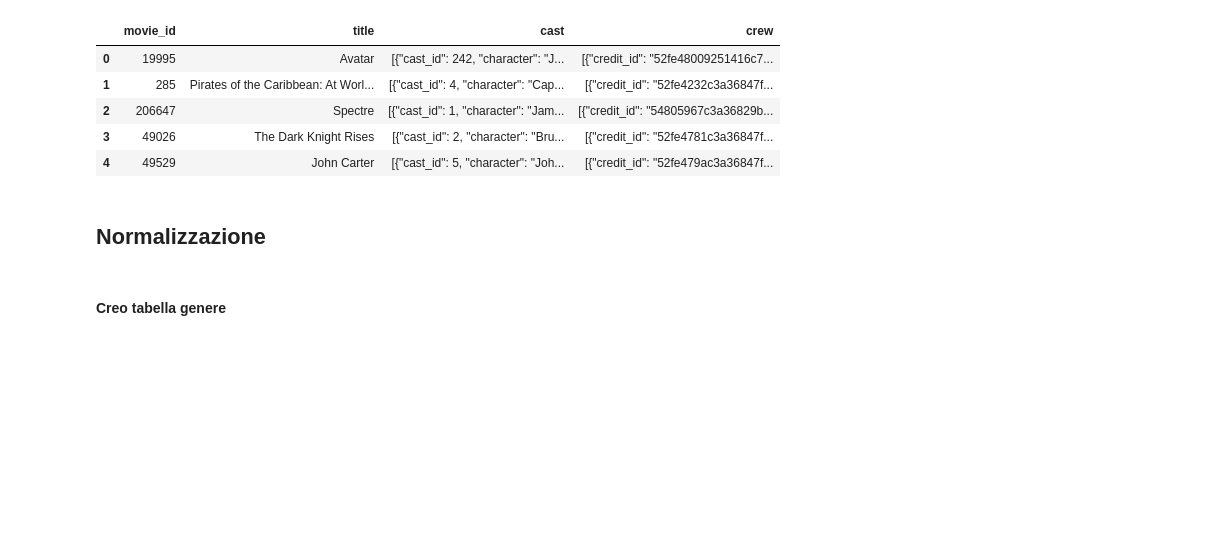
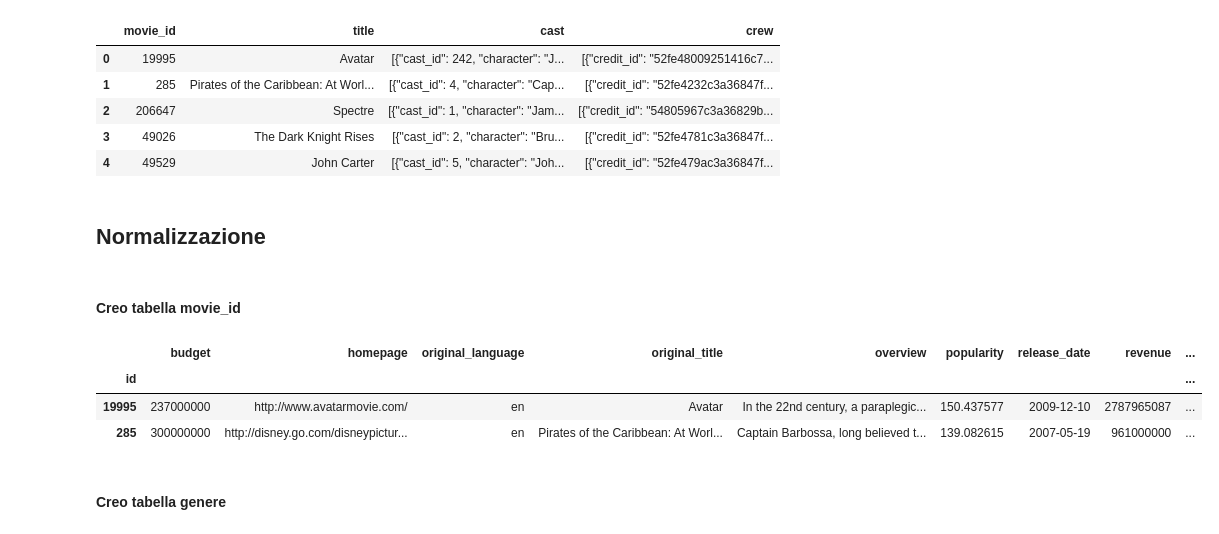
Before and after one commit to silviasantamaria/computerscience, a Jupyter notebook: Project+.ipynb, the cells around one changed output. Cells and saved outputs as stored; diff of their text form; code cells hidden in the pictures; blank space fills up the shorter version.

```diff
--- a/Project+.ipynb
+++ b/Project+.ipynb
@@ -23,6 +23,22 @@ credits.head()
 | 4 | 49529 | John Carter | [{"cast_id": 5, "character": "Joh... | [{"credit_id": "52fe479ac3a36847f... |
 # %% [markdown]
 ## Normalizzazione
+# %% [markdown]
+#### Creo tabella movie_id
+# %%
+movie_id = movies
+del movie_id['keywords']
+del movie_id['genres']
+del movie_id['production_companies']
+del movie_id['production_countries']
+del movie_id['spoken_languages']
+movie_id = movie_id.set_index(['id'])
+movie_id.head(2)
+# %% [output]
+|  | budget | homepage | original_language | original_title | overview | popularity | release_date | revenue | ... |
+| id |  |  |  |  |  |  |  |  | ... |
+| 19995 | 237000000 | http://www.avatarmovie.com/ | en | Avatar | In the 22nd century, a paraplegic... | 150.437577 | 2009-12-10 | 2787965087 | ... |
+| 285 | 300000000 | http://disney.go.com/disneypictur... | en | Pirates of the Caribbean: At Worl... | Captain Barbossa, long believed t... | 139.082615 | 2007-05-19 | 961000000 | ... |
 # %% [markdown]
 #### Creo tabella genere
 # %%
```
Also changed, not shown: parts of 4 cells of this notebook.
